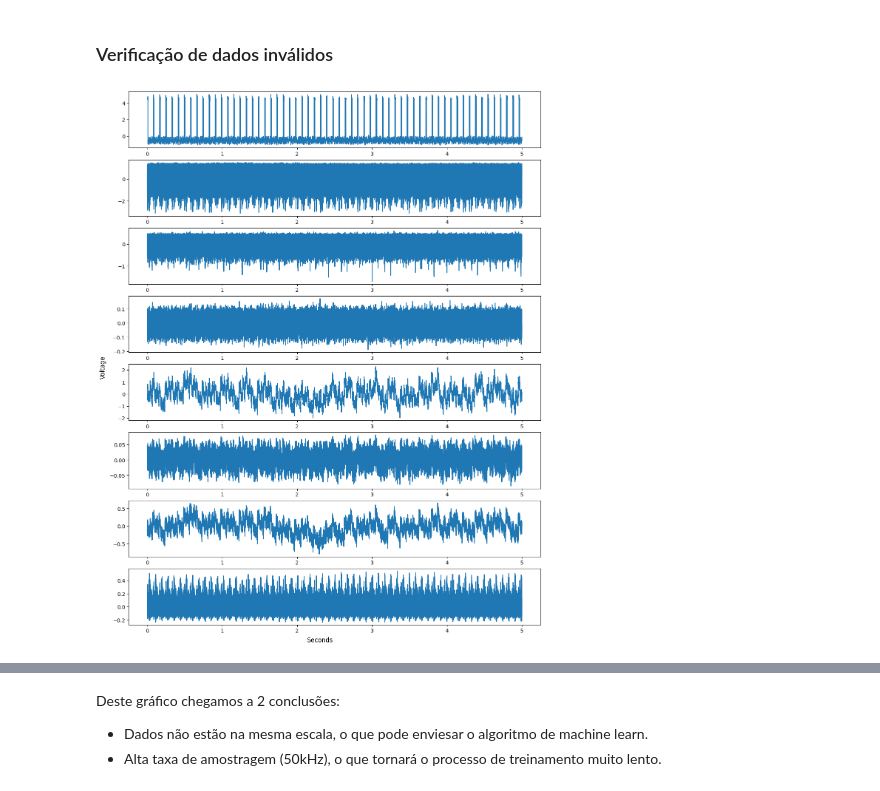
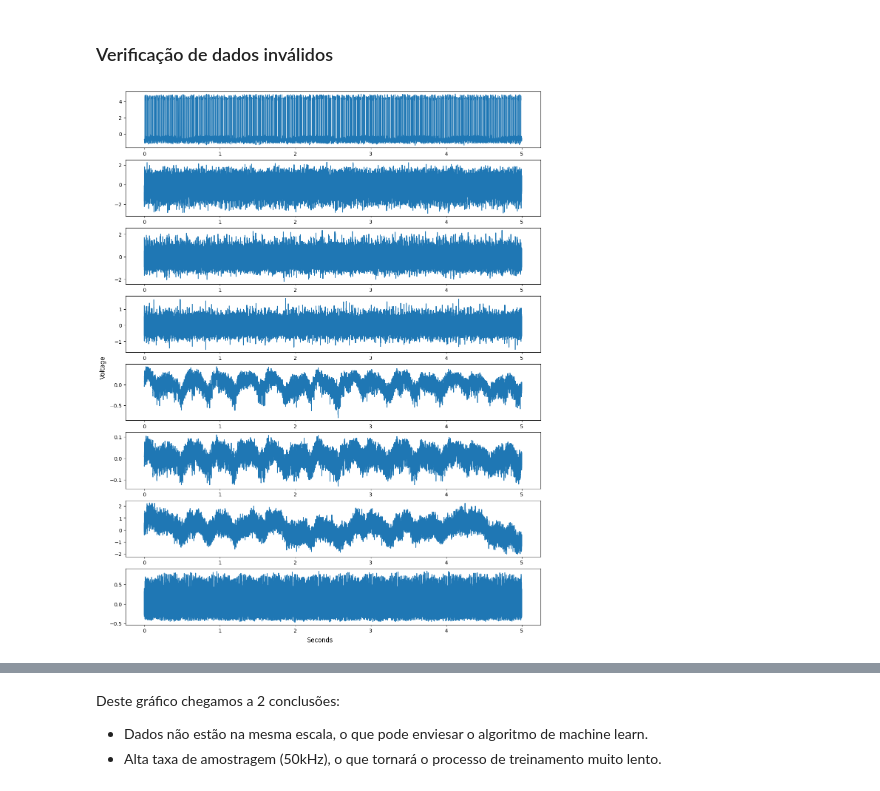
Before and after one commit to ricardo-faria/data-science-tcc, a Jupyter notebook: main.ipynb, the cells around one changed output, grey strips where cells are left out. Drawn from its saved outputs; the diff is of its cells as text; code cells hidden in the pictures.

```diff
--- a/main.ipynb
+++ b/main.ipynb
@@ -76,10 +74,10 @@ def plotSignalSample(dataSample):
     figure.supxlabel('Seconds')
     figure.supylabel('Voltage')
 # %%
-normalSample = pd.read_csv('./data/normal/12.288.csv', header=None)
+normalSample = pd.read_csv('./data/normal/61.44.csv', header=None)
 plotSignalSample(normalSample)
 # %% [output]
-[figure, old version]
+[figure, new version]
 # %%
 imbalance6gSample = pd.read_csv('./data/imbalance/6g/13.9264.csv', header=None)
 plotSignalSample(imbalance6gSample)
```
Also changed, not shown: parts of 14 cells of this notebook, 1 other file.
